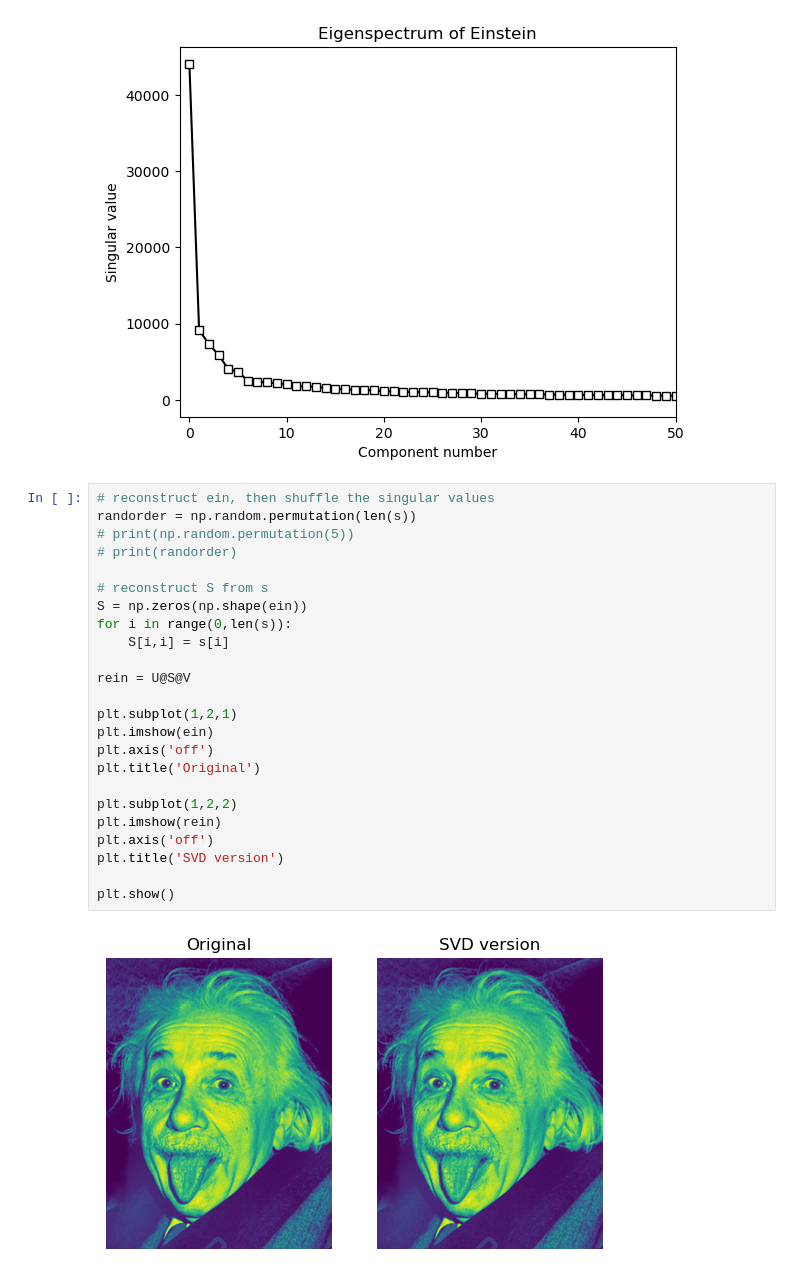
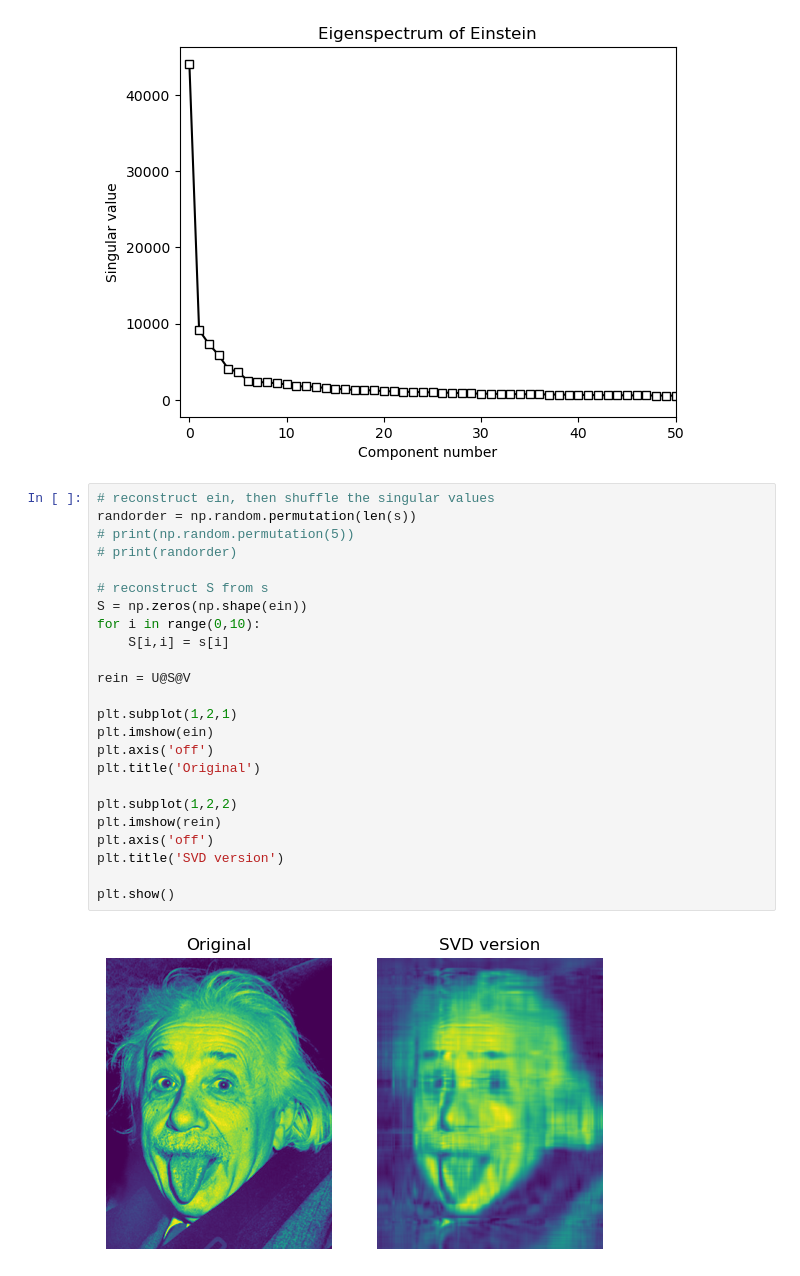
Before and after one commit to Afiq139/Python-Project, a Jupyter notebook: Python_Mathematics/Master_Math_By_Coding_In_Python/12_Linear_Algebra/017_SVD_of_Einstein_Exercise.ipynb, the cells around one changed output. Cells and saved outputs as stored; diff of their text form.

```diff
--- a/Python_Mathematics/Master_Math_By_Coding_In_Python/12_Linear_Algebra/017_SVD_of_Einstein_Exercise.ipynb
+++ b/Python_Mathematics/Master_Math_By_Coding_In_Python/12_Linear_Algebra/017_SVD_of_Einstein_Exercise.ipynb
@@ -47,26 +47,26 @@ plt.show()
 # %%
 # reconstruct ein, then shuffle the singular values
 randorder = np.random.permutation(len(s))
 # print(np.random.permutation(5))
 # print(randorder)
 
 # reconstruct S from s
 S = np.zeros(np.shape(ein))
-for i in range(0,len(s)):
+for i in range(0,10):
     S[i,i] = s[i]
 
 rein = U@S@V
 
 plt.subplot(1,2,1)
 plt.imshow(ein)
 plt.axis('off')
 plt.title('Original')
 
 plt.subplot(1,2,2)
 plt.imshow(rein)
 plt.axis('off')
 plt.title('SVD version')
 
 plt.show()
 # %% [output]
-[figure, old version]
+[figure, new version]
```
